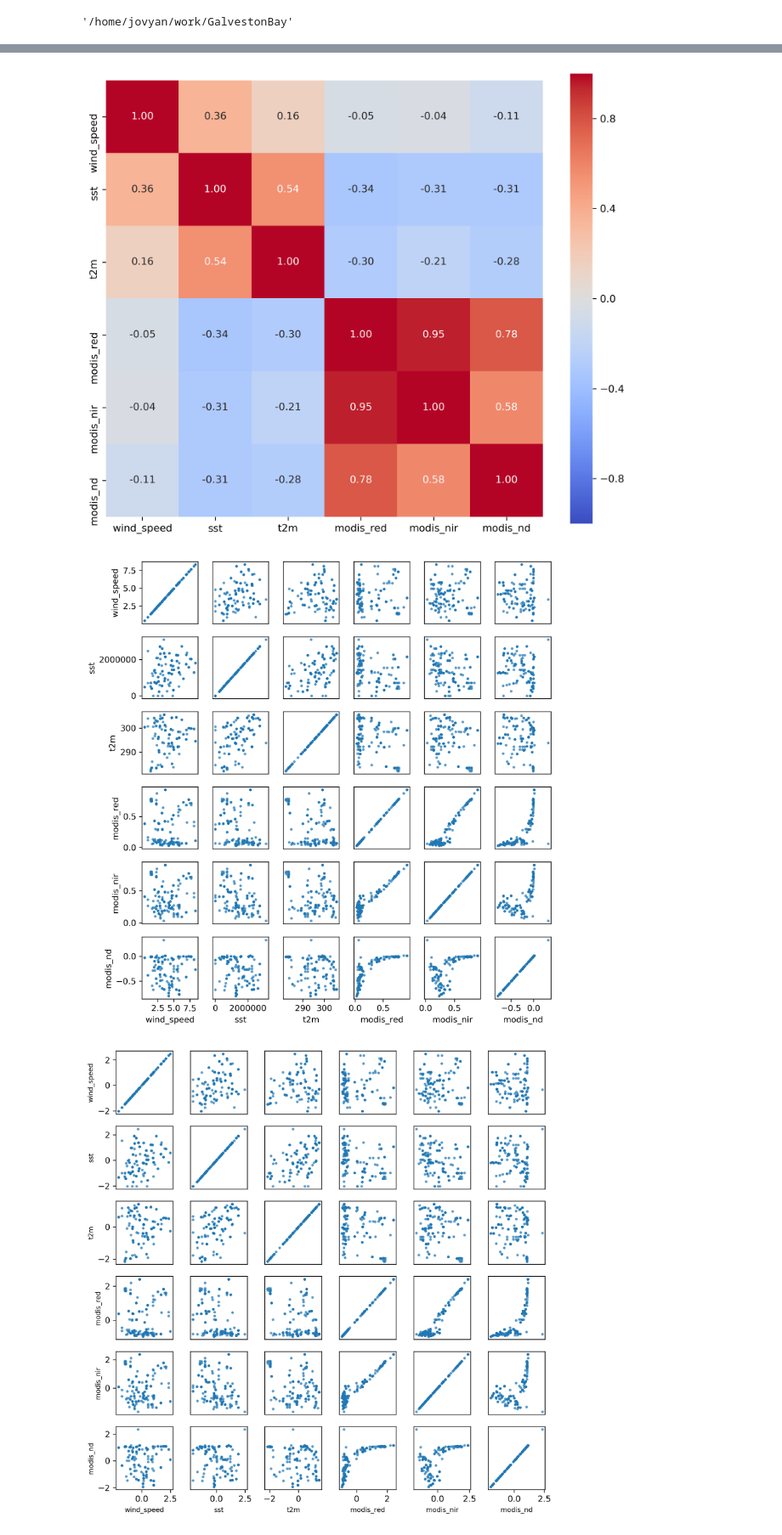
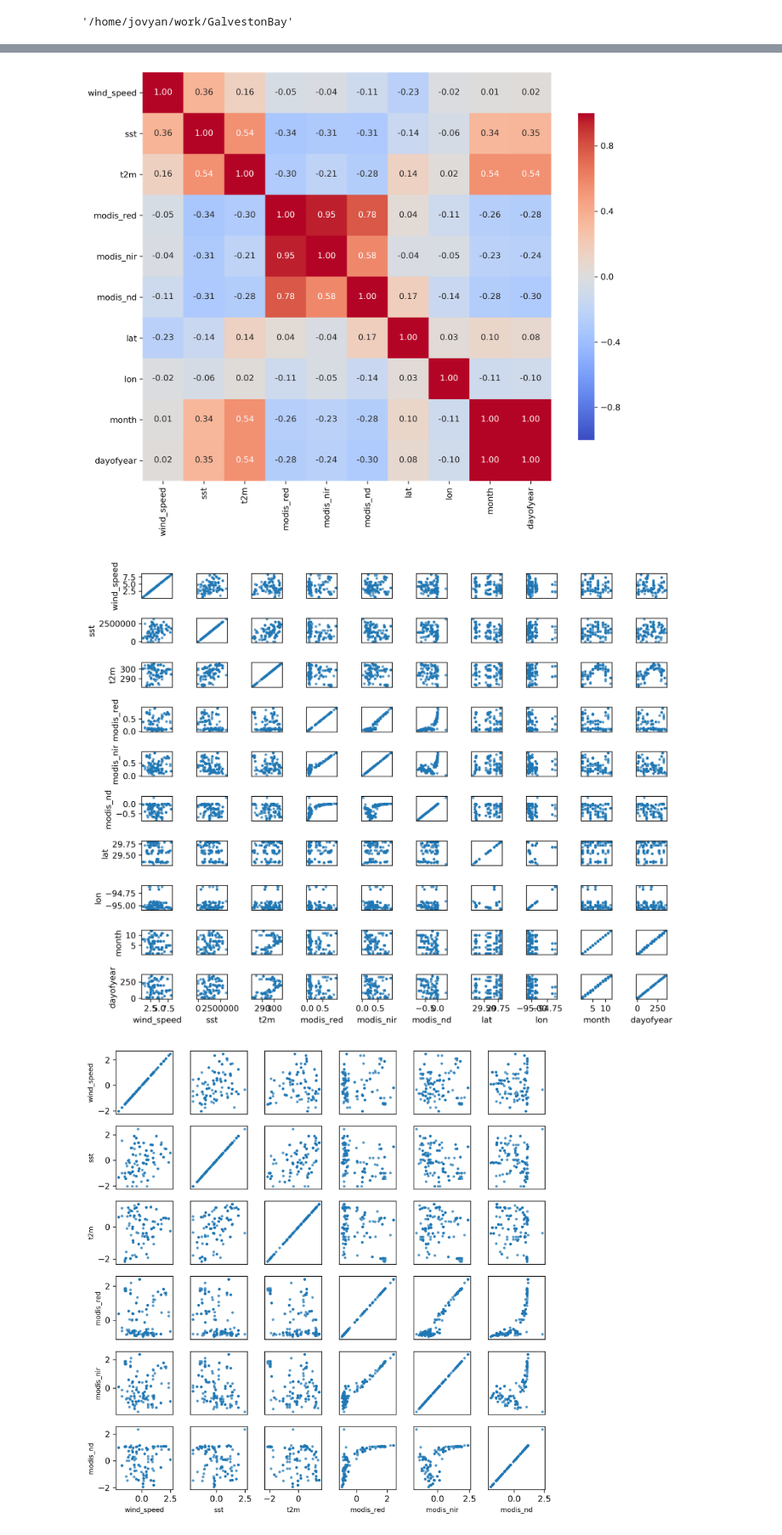
Before and after one commit to inmang13/ESDA_FinalProj_GalvestonBay, a Jupyter notebook: preprocess.ipynb, the cells around one changed output, grey strips where cells are left out. Shown at 85% size. Drawn from its saved outputs; the diff is of its cells as text; code cells hidden in the pictures.

Commit message:
updated some of the plots with the new features

```diff
--- a/preprocess.ipynb
+++ b/preprocess.ipynb
@@ -614,3 +614,7 @@ np.savetxt('/shared_space/Galveston_Bay/targets.csv',
 # %%
 X = X_selected
 y = y_selected
+# %%
+#reading in data for below plots that way don't have to run everything above again
+X = pd.read_csv('/shared_space/Galveston_Bay/samples.csv')
+y = pd.read_csv('/shared_space/Galveston_Bay/targets.csv')
@@ -696,13 +704,13 @@ import seaborn as sns
 import numpy as np
 
 
-feature_names = era_vars+obs_vars
-feature_names = [ 'wind_speed','sst', 't2m', 'modis_red', 'modis_nir', 'modis_nd']
-X = np.delete(X, [0, 1,5,8], axis=1)
+#feature_names = era_vars+obs_vars
+feature_names = ['wind_speed','sst', 't2m', 'modis_red', 'modis_nir', 'modis_nd', 'lat', 'lon', 'month', 'dayofyear']
+X = X.drop(columns=['u10', ' v10', ' modis_time_diff_min',' red_over_nir',' year'])#np.delete(X, [0, 1,5,8,12], axis=1)
 #corr = np.corrcoef(X[~np.isnan(X).any(axis=1)], rowvar=False)
 corr = np.corrcoef(X, rowvar=False)
 n = corr.shape[0]
-fig, ax = plt.subplots(figsize=(8,8), dpi=300)   # square figure helps
+fig, ax = plt.subplots(figsize=(10,8), dpi=300)   # square figure helps
 sns.heatmap(
     corr,
     fmt=".2f",
@@ -722,41 +730,42 @@ ax.set_ylim(n, 0)   # note: pcolormesh flips y axis, so set top->bottom
 ax.set_aspect('equal', adjustable='box')
 
 plt.tight_layout()
-plt.savefig("feature_corr_new.png", dpi=300)   # try WITHOUT bbox_inches='tight' first
+#plt.savefig("feature_corr_new.png", dpi=300)   # try WITHOUT bbox_inches='tight' first
 plt.show()
 # %% [output]
-[figure, old version]
+[figure, new version]
 # %%
 import pandas as pd
-import matplotlib.pyplot as plt
+#import matplotlib.pyplot as plt
 import itertools
 
-df = pd.DataFrame(X, columns=feature_names)
-
-n = len(feature_names)
-fig, axs = plt.subplots(n, n, figsize=(8,8), dpi=300)
+#df = pd.DataFrame(X, columns=feature_names)
+df = X
+#print(X.columns)
+n = len(X.columns)#len(feature_names)
+fig, axs = plt.subplots(n, n, figsize=(10,8), dpi=300)
 
 for i, j in itertools.product(range(n), range(n)):
     ax = axs[i, j]
 
     # scatter
     ax.scatter(df.iloc[:, j], df.iloc[:, i], s=5, alpha=0.6)
 
     if i == n-1:
         ax.set_xlabel(feature_names[j])
     else:
         ax.set_xticks([])
 
     if j == 0:
         ax.set_ylabel(feature_names[i])
     else:
         ax.set_yticks([])
 
 plt.tight_layout()
-plt.savefig("feature_scatter_matrix.png", dpi=300)
+#plt.savefig("feature_scatter_matrix.png", dpi=300)
 plt.show()
 # %% [output]
-[figure, old version]
+[figure, new version]
 # %%
 from sklearn.preprocessing import StandardScaler
 import pandas as pd
```
Also changed, not shown: parts of 3 cells of this notebook.
